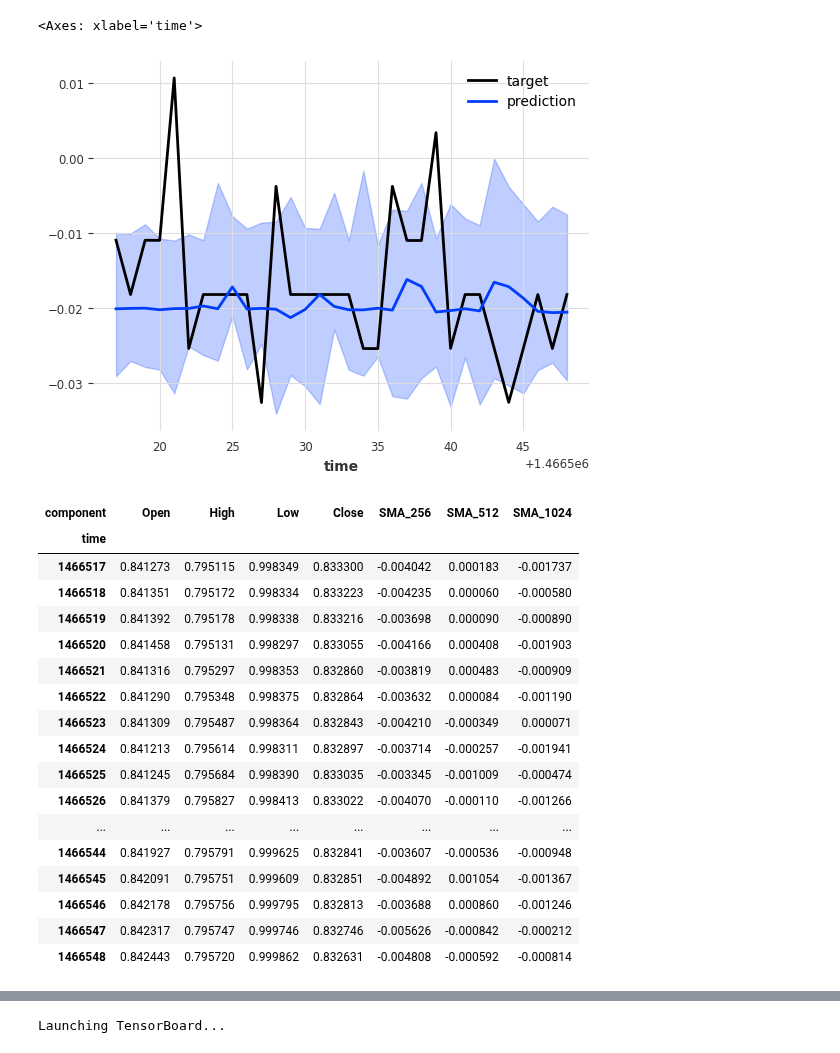
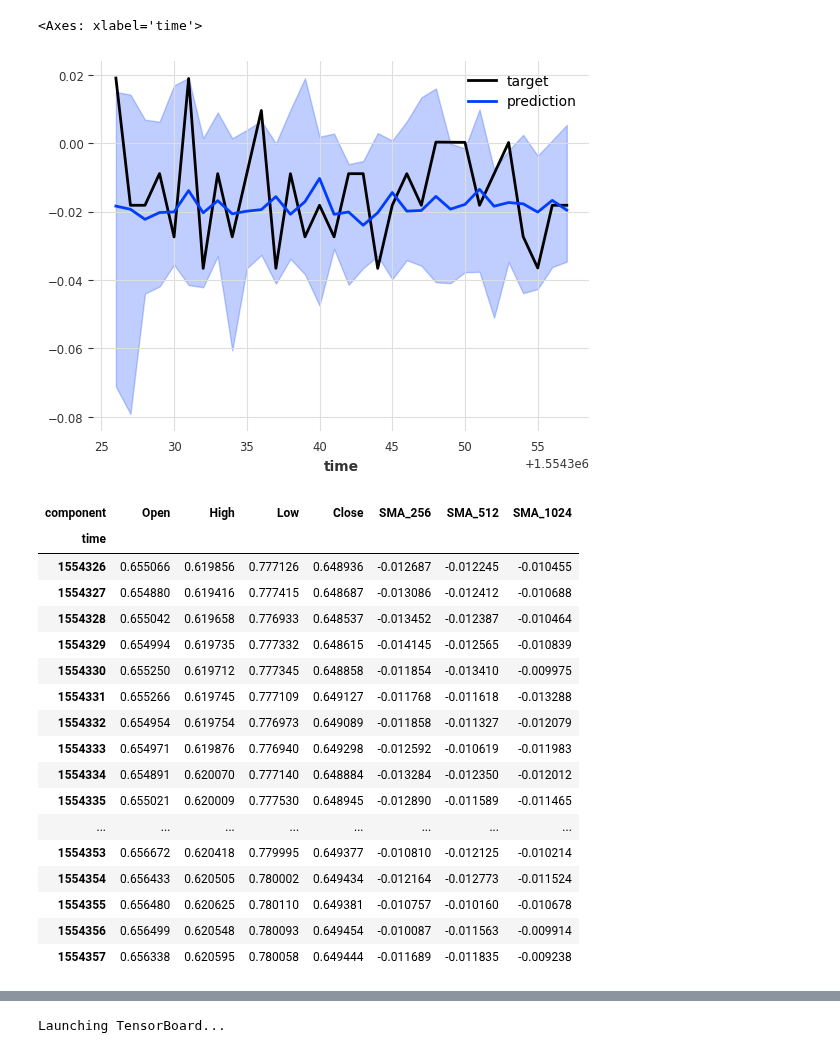
Before and after one commit to Klok-e/python-price-predict-experiment, a Jupyter notebook: price prediction_v3.ipynb, the cells around one changed output, grey strips where cells are left out. Drawn from its saved outputs; the diff is of its cells as text; code cells hidden in the pictures.

```diff
--- a/price prediction_v3.ipynb
+++ b/price prediction_v3.ipynb
@@ -361,14 +361,14 @@ MSE: 0.00019555979220087254
 # %%
-OFFSET_BACK = 1999
+OFFSET_BACK = 2030
 predict_X = target_series[-SEQUENCE_LENGTH - OFFSET_BACK:-OFFSET_BACK]
 assert len(predict_X) == SEQUENCE_LENGTH
 pred: TimeSeries = my_model.predict(PREDICTION_LENGTH, predict_X, num_samples=32)
 
 target_val["Close"].slice_intersect(pred["Close"]).plot(label="target")
 pred["Close"].plot(label="prediction")
 # %% [output]
 <Axes: xlabel='time'>
-[figure, old version]
+[figure, new version]
 # %%
 original_start_pred = dataset.loc[predict_X[-1].time_index.start]
 inverted_pred = invert_preprocess(original_start_pred, scaler, pred.mean().pd_dataframe())
@@ -376,22 +376,22 @@ inverted_pred
 # %% [output]
 | component | Open | High | Low | Close | SMA_256 | SMA_512 | SMA_1024 |
 | time |  |  |  |  |  |  |  |
-| 1466517 | 0.841273 | 0.795115 | 0.998349 | 0.833300 | -0.004042 | 0.000183 | -0.001737 |
-| 1466518 | 0.841351 | 0.795172 | 0.998334 | 0.833223 | -0.004235 | 0.000060 | -0.000580 |
-| 1466519 | 0.841392 | 0.795178 | 0.998338 | 0.833216 | -0.003698 | 0.000090 | -0.000890 |
-| 1466520 | 0.841458 | 0.795131 | 0.998297 | 0.833055 | -0.004166 | 0.000408 | -0.001903 |
-| 1466521 | 0.841316 | 0.795297 | 0.998353 | 0.832860 | -0.003819 | 0.000483 | -0.000909 |
-| 1466522 | 0.841290 | 0.795348 | 0.998375 | 0.832864 | -0.003632 | 0.000084 | -0.001190 |
-| 1466523 | 0.841309 | 0.795487 | 0.998364 | 0.832843 | -0.004210 | -0.000349 | 0.000071 |
-| 1466524 | 0.841213 | 0.795614 | 0.998311 | 0.832897 | -0.003714 | -0.000257 | -0.001941 |
-| 1466525 | 0.841245 | 0.795684 | 0.998390 | 0.833035 | -0.003345 | -0.001009 | -0.000474 |
-| 1466526 | 0.841379 | 0.795827 | 0.998413 | 0.833022 | -0.004070 | -0.000110 | -0.001266 |
+| 1554326 | 0.655066 | 0.619856 | 0.777126 | 0.648936 | -0.012687 | -0.012245 | -0.010455 |
+| 1554327 | 0.654880 | 0.619416 | 0.777415 | 0.648687 | -0.013086 | -0.012412 | -0.010688 |
+| 1554328 | 0.655042 | 0.619658 | 0.776933 | 0.648537 | -0.013452 | -0.012387 | -0.010464 |
+| 1554329 | 0.654994 | 0.619735 | 0.777332 | 0.648615 | -0.014145 | -0.012565 | -0.010839 |
+| 1554330 | 0.655250 | 0.619712 | 0.777345 | 0.648858 | -0.011854 | -0.013410 | -0.009975 |
+| 1554331 | 0.655266 | 0.619745 | 0.777109 | 0.649127 | -0.011768 | -0.011618 | -0.013288 |
+| 1554332 | 0.654954 | 0.619754 | 0.776973 | 0.649089 | -0.011858 | -0.011327 | -0.012079 |
+| 1554333 | 0.654971 | 0.619876 | 0.776940 | 0.649298 | -0.012592 | -0.010619 | -0.011983 |
+| 1554334 | 0.654891 | 0.620070 | 0.777140 | 0.648884 | -0.013284 | -0.012350 | -0.012012 |
+| 1554335 | 0.655021 | 0.620009 | 0.777530 | 0.648945 | -0.012890 | -0.011589 | -0.011465 |
 | ... | ... | ... | ... | ... | ... | ... | ... |
-| 1466544 | 0.841927 | 0.795791 | 0.999625 | 0.832841 | -0.003607 | -0.000536 | -0.000948 |
-| 1466545 | 0.842091 | 0.795751 | 0.999609 | 0.832851 | -0.004892 | 0.001054 | -0.001367 |
-| 1466546 | 0.842178 | 0.795756 | 0.999795 | 0.832813 | -0.003688 | 0.000860 | -0.001246 |
-| 1466547 | 0.842317 | 0.795747 | 0.999746 | 0.832746 | -0.005626 | -0.000842 | -0.000212 |
-| 1466548 | 0.842443 | 0.795720 | 0.999862 | 0.832631 | -0.004808 | -0.000592 | -0.000814 |
+| 1554353 | 0.656672 | 0.620418 | 0.779995 | 0.649377 | -0.010810 | -0.012125 | -0.010214 |
+| 1554354 | 0.656433 | 0.620505 | 0.780002 | 0.649434 | -0.012164 | -0.012773 | -0.011524 |
+| 1554355 | 0.656480 | 0.620625 | 0.780110 | 0.649381 | -0.010757 | -0.010160 | -0.010678 |
+| 1554356 | 0.656499 | 0.620548 | 0.780093 | 0.649454 | -0.010087 | -0.011563 | -0.009914 |
+| 1554357 | 0.656338 | 0.620595 | 0.780058 | 0.649444 | -0.011689 | -0.011835 | -0.009238 |
 # %%
 PLOT_BEFORE_PREDICTION = int(PREDICTION_LENGTH / 2)
 start_idx = predict_X[-1].time_index.start
```
Also changed, not shown: parts of 12 cells of this notebook.
